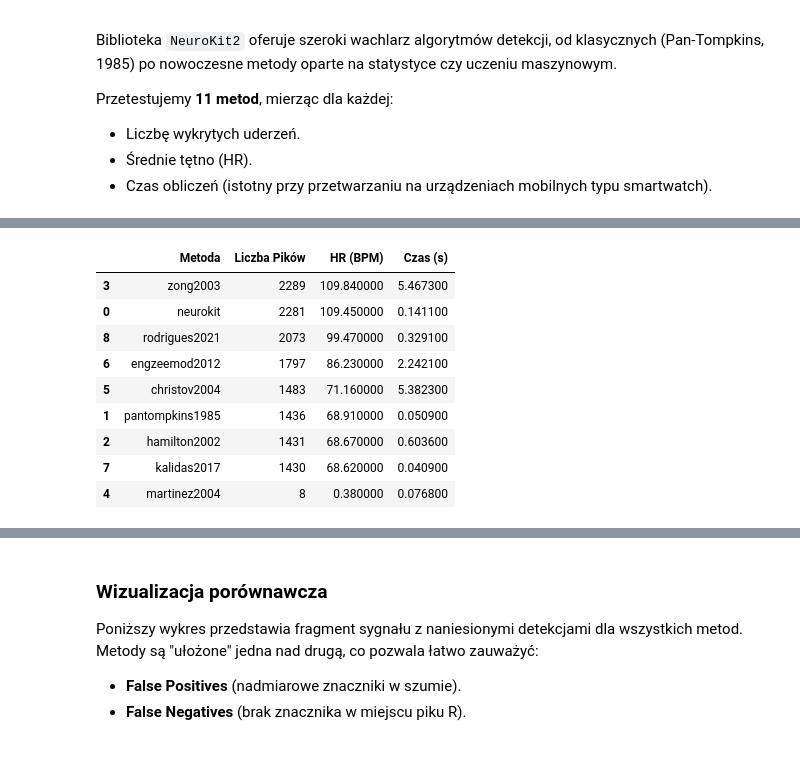
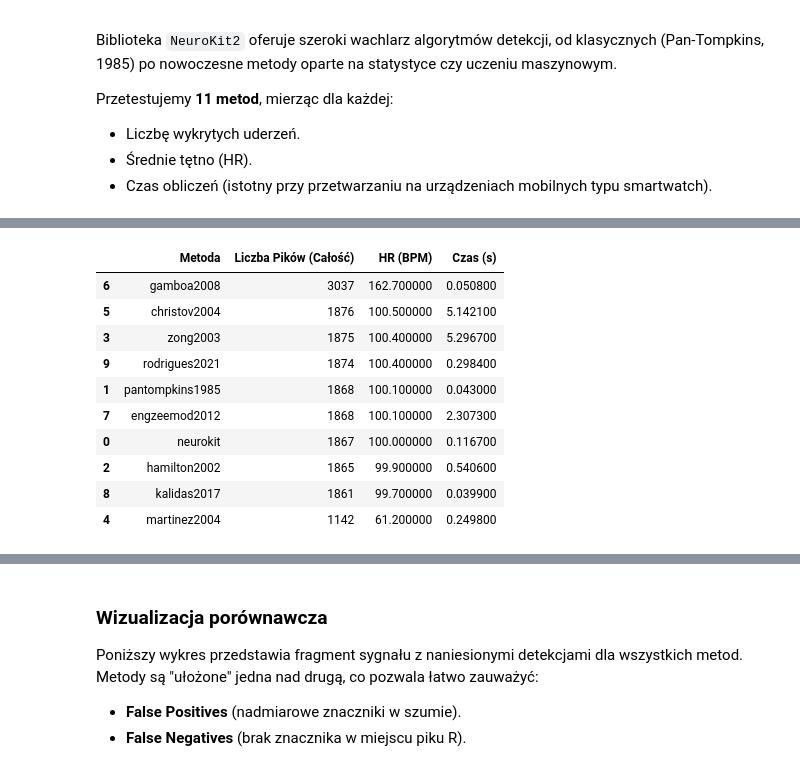
Before and after one commit to MichaelL200/Projekt-EKG, a Jupyter notebook: z3.ipynb, the cells around one changed output, grey strips where cells are left out. Cells and saved outputs as stored; diff of their text form; code cells hidden in the pictures.

```diff
--- a/z3.ipynb
+++ b/z3.ipynb
@@ -89,7 +120,8 @@ Przetestujemy **11 metod**, mierząc dla każdej:
 * Średnie tętno (HR).
 * Czas obliczeń (istotny przy przetwarzaniu na urządzeniach mobilnych typu smartwatch).
 # %%
-#Lista metod do przetestowania
+
+# Lista metod do przetestowania
 r_peak_methods = [
     "neurokit",
     "pantompkins1985",
@@ -104,43 +136,54 @@ r_peak_methods = [
     "rodrigues2021"
 ]
 
-results_list = []
-peaks_storage = {}  #Słownik do przechowywania indeksów pików
+# Słownik, który przechowa wyniki dla każdego sygnału osobno
+# Struktura: global_storage["Nazwa Sygnału"]["Nazwa Metody"] = [lista pików]
+global_storage = {}
 
-print("Rozpoczynam testowanie metod...")
+# Pętla po dostępnych sygnałach
+for signal_name, ecg_signal in signals_to_analyze.items():
 
-for method in r_peak_methods:
-    try:
-        #Pomiar czasu
-        start_time = time.time()
+    results_list = []
+    peaks_storage = {}
 
-        # 1. Detekcja
-        _, info = nk.ecg_peaks(ecg_signal, sampling_rate=fs, method=method)
-        r_peaks = info["ECG_R_Peaks"]
+    for method in r_peak_methods:
+        try:
+            start_time = time.time()
 
-        end_time = time.time()
+            # 1. Detekcja
+            _, info = nk.ecg_peaks(ecg_signal, sampling_rate=fs, method=method)
+            r_peaks = info["ECG_R_Peaks"]
 
-        # 2. Obliczenie metryk
-        n_peaks = len(r_peaks)
-        duration_sec = len(ecg_signal) / fs
-        bpm = (n_peaks / duration_sec) * 60  # Średnie tętno
-        calc_time = end_time - start_time
+            end_time = time.time()
 
-        # Zapis wyników
-        results_list.append({
-            "Metoda": method,
-            "Liczba Pików": n_peaks,
-            "HR (BPM)": round(bpm, 2),
-            "Czas (s)": round(calc_time, 4)
-        })
+            # 2. Metryki
+            n_peaks = len(r_peaks)
+            duration_sec = len(ecg_signal) / fs
+            bpm = (n_peaks / duration_sec) * 60 if duration_sec > 0 else 0
+            calc_time = end_time - start_time
 
-        peaks_storage[method] = r_peaks
-        print(f" -> {method:20s}: OK ({n_peaks} pików)")
+            # Zapis do listy wyników
+            results_list.append({
+                "Metoda": method,
+                "Liczba Pików (Całość)": n_peaks,
+                "HR (BPM)": round(bpm, 1),
+                "Czas (s)": round(calc_time, 4)
+            })
 
-    except Exception as e:
-        print(f" -> {method:20s}: BŁĄD ({e})")
+            # Zapisz piki do pamięci (ważne dla Kroku 3!)
+            peaks_storage[method] = r_peaks
+            # Tutaj usunąłem printowanie "OK" dla każdej metody
 
-# Wyświetlenie tabeli wyników
-df_results = pd.DataFrame(results_list).sort_values(by="Liczba Pików", ascending=False)
-df_results.style.background_gradient(cmap='Blues', subset=['Czas (s)'])
+        except Exception as e:
+            # print(f" -> {method:20s}: BŁĄD") # Błędy też ukryte, chyba że chcesz widzieć
+            pass
+
+    # Zapisujemy wyniki tego sygnału do globalnego magazynu
+    global_storage[signal_name] = peaks_storage
+
+    # Wyświetlenie tabeli ogólnej
+    if results_list:
+        df_results = pd.DataFrame(results_list).sort_values(by="Liczba Pików (Całość)", ascending=False)
+        print(f"Zakończono. Podsumowanie dla: {signal_name}")
+        display(df_results.style.background_gradient(cmap='Blues', subset=['Czas (s)']))
 # %% [output]
@@ -159,10 +191,11 @@ Rozpoczynam testowanie metod...
-|  | Metoda | Liczba Pików | HR (BPM) | Czas (s) |
-| 3 | zong2003 | 2289 | 109.840000 | 5.467300 |
-| 0 | neurokit | 2281 | 109.450000 | 0.141100 |
-| 8 | rodrigues2021 | 2073 | 99.470000 | 0.329100 |
-| 6 | engzeemod2012 | 1797 | 86.230000 | 2.242100 |
-| 5 | christov2004 | 1483 | 71.160000 | 5.382300 |
-| 1 | pantompkins1985 | 1436 | 68.910000 | 0.050900 |
-| 2 | hamilton2002 | 1431 | 68.670000 | 0.603600 |
-| 7 | kalidas2017 | 1430 | 68.620000 | 0.040900 |
-| 4 | martinez2004 | 8 | 0.380000 | 0.076800 |
+|  | Metoda | Liczba Pików (Całość) | HR (BPM) | Czas (s) |
+| 6 | gamboa2008 | 3037 | 162.700000 | 0.050800 |
+| 5 | christov2004 | 1876 | 100.500000 | 5.142100 |
+| 3 | zong2003 | 1875 | 100.400000 | 5.296700 |
+| 9 | rodrigues2021 | 1874 | 100.400000 | 0.298400 |
+| 1 | pantompkins1985 | 1868 | 100.100000 | 0.043000 |
+| 7 | engzeemod2012 | 1868 | 100.100000 | 2.307300 |
+| 0 | neurokit | 1867 | 100.000000 | 0.116700 |
+| 2 | hamilton2002 | 1865 | 99.900000 | 0.540600 |
+| 8 | kalidas2017 | 1861 | 99.700000 | 0.039900 |
+| 4 | martinez2004 | 1142 | 61.200000 | 0.249800 |
```
Also changed, not shown: parts of 18 cells of this notebook, 4 other files.
